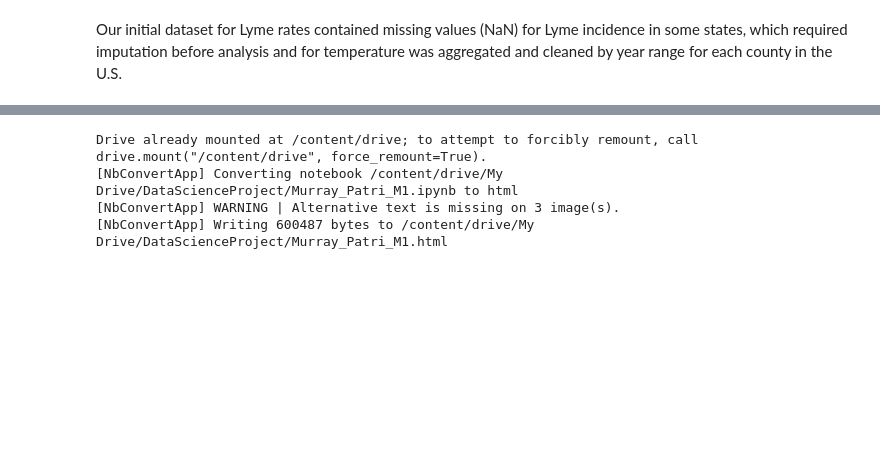
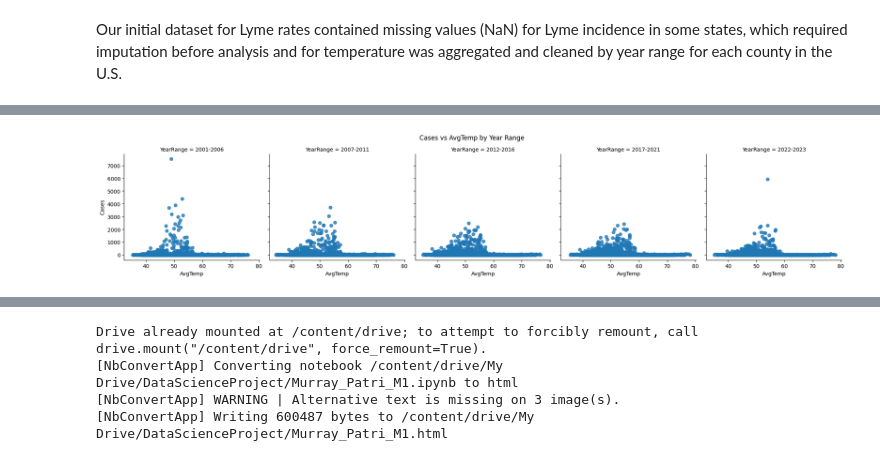
Before and after one commit to mayapatri/mayapatri.github.io, a Jupyter notebook: Murray_Patri_M2.ipynb, the cells around one changed output, grey strips where cells are left out. Cells and saved outputs as stored; diff of their text form; code cells hidden in the pictures; blank space fills up the shorter version.

```diff
--- a/Murray_Patri_M2.ipynb
+++ b/Murray_Patri_M2.ipynb
@@ -237,0 +59,8 @@ Top 5 States: Strongest Negative Relationship Between Temp and Cases
+# %%
+# Scatter plots by year range
+sns.lmplot(data=MERGED_df, x='AvgTemp', y='Cases', col='YearRange', height=4, aspect=1)
+plt.subplots_adjust(top=0.85)
+plt.suptitle('Cases vs AvgTemp by Year Range')
+plt.show()
+# %% [output]
+[figure, added]
```
Also changed, not shown: parts of 11 cells of this notebook.
